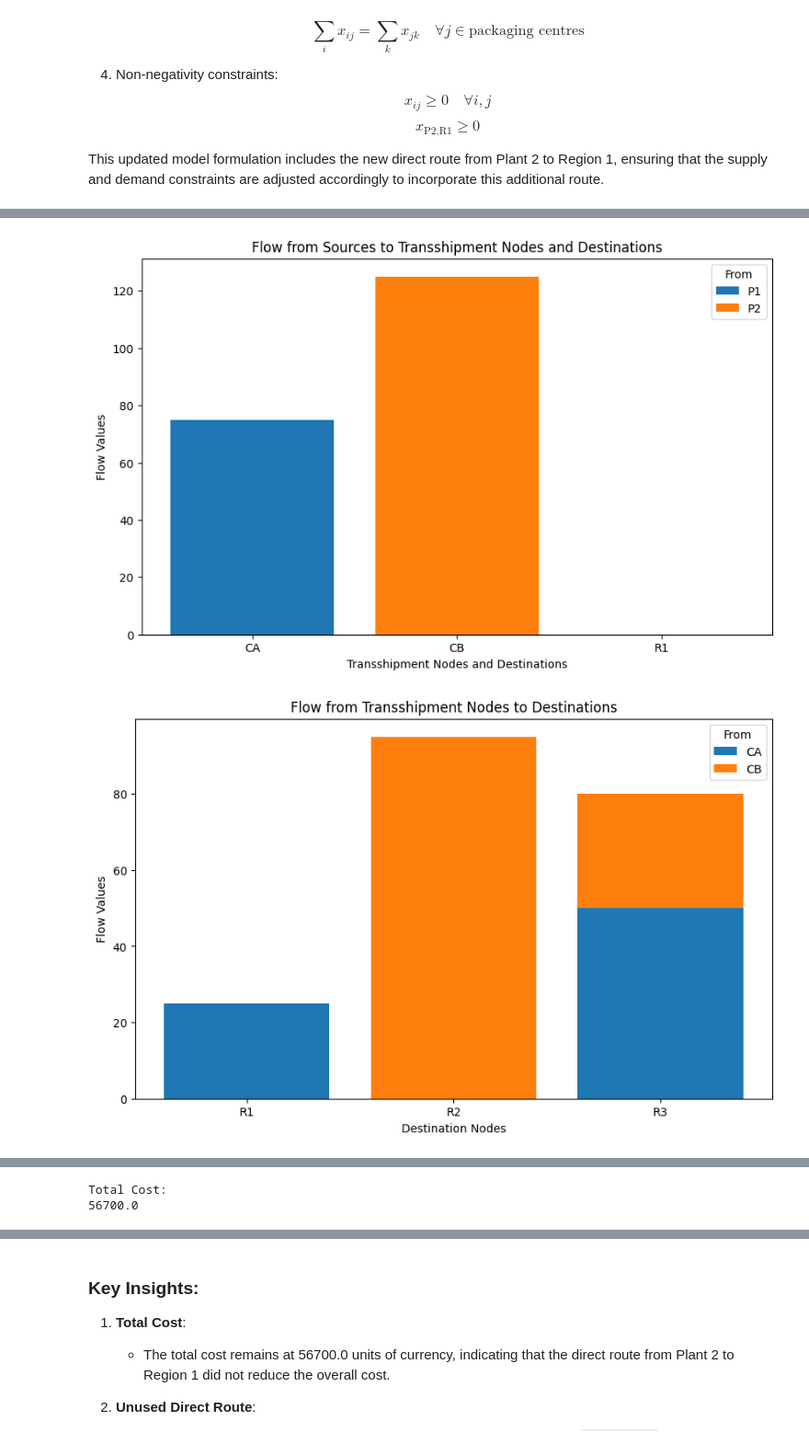
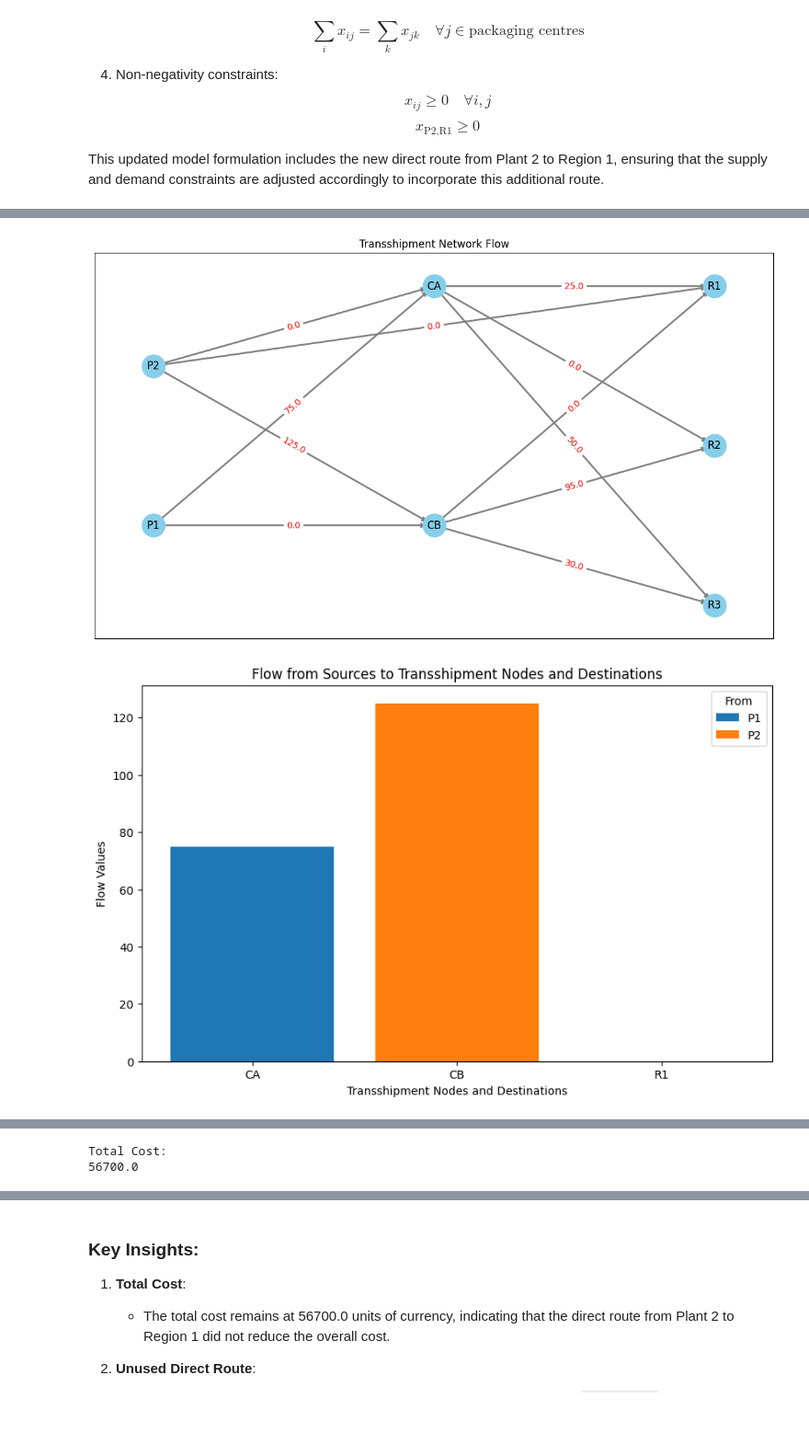
Before and after one commit to jduquegonzalez/Supply-Chain-Network-Optimisation, a Jupyter notebook: Transhipment Problem with Direct Shipping.ipynb, the cells around one changed output, grey strips where cells are left out. Shown at 92% size. Saved outputs shown, nothing was run; the diff lists cells and outputs as text; code cells hidden in the pictures; blank space fills up the shorter version.

```diff
--- a/Transhipment Problem with Direct Shipping.ipynb
+++ b/Transhipment Problem with Direct Shipping.ipynb
@@ -153,7 +153,7 @@ def plot_transshipment_network(nodes, cost, flow, new_route):
     # Custom positions for the nodes
     pos = {
         'P1': (0, 0), 'P2': (0, 2),
-        'CA': (1, 0), 'CB': (1, 3),
+        'CA': (1, 3), 'CB': (1, 0),
         'R1': (2, 3), 'R2': (2, 1), 'R3': (2, -1)
     }
 
@@ -259,7 +259,7 @@ cost = {
 new_route = ('P2', 'R1', 275)
 
 # Solve the problem, store results in DataFrame, and plot the network and bar chart
-results_df, total_cost, flow = solve_transshipment_problem_updated(nodes, supply, demand, cost, new_route, plot_network=False, plot_bar_chart=True)
+results_df, total_cost, flow = solve_transshipment_problem_updated(nodes, supply, demand, cost, new_route, plot_network=True, plot_bar_chart=True)
 
 print("\nTotal Cost:")
 print(total_cost)
@@ -274,14 +274,14 @@ command line - /Users/jonathanduquegonzalez/myenv/lib/python3.11/site-packages/p
 At line 2 NAME          MODEL
 At line 3 ROWS
 At line 12 COLUMNS
 At line 46 RHS
 At line 54 BOUNDS
 At line 55 ENDATA
 Problem MODEL has 7 rows, 11 columns and 22 elements
 ... (5 lines left out)
 Optimal - objective value 56700
 Optimal objective 56700 - 6 iterations time 0.002
 Option for printingOptions changed from normal to all
 Total time (CPU seconds):       0.00   (Wallclock seconds):       0.01
-[figure, old version]
+[figure, new version]
-[figure, old version]
+[figure, new version]
```
Also changed, not shown: parts of 1 cell of this notebook.
